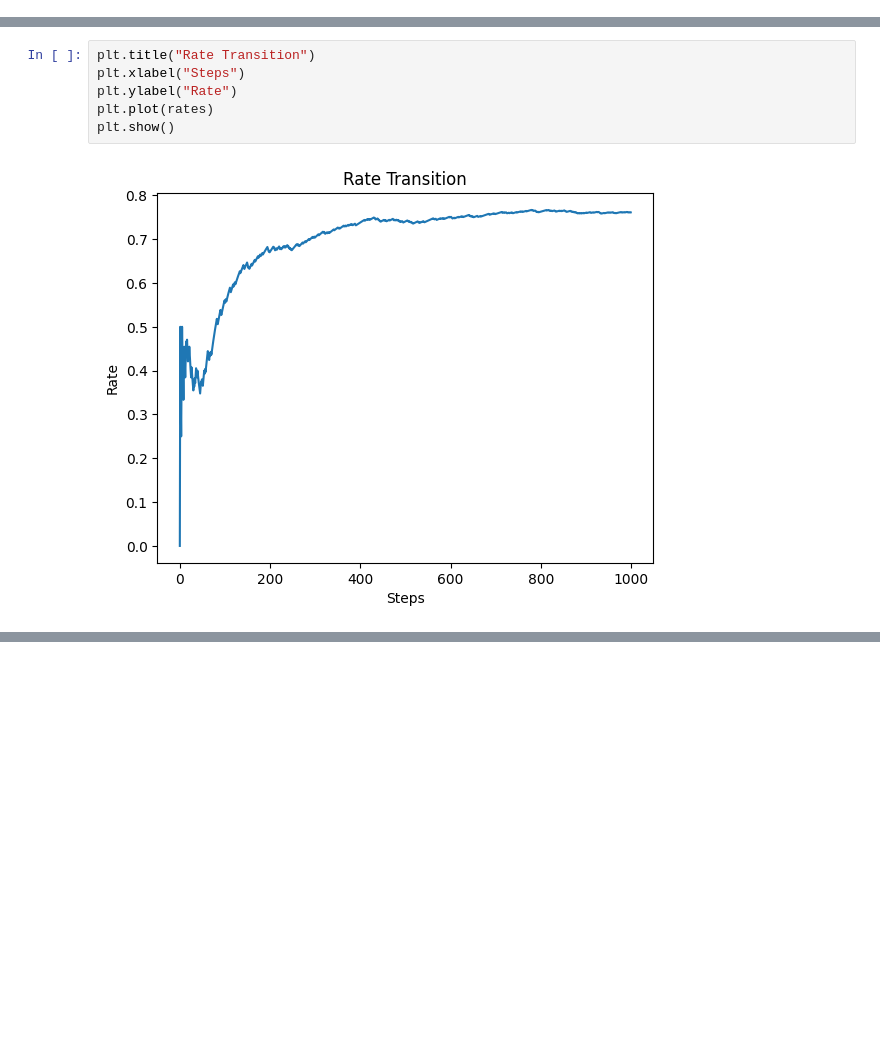
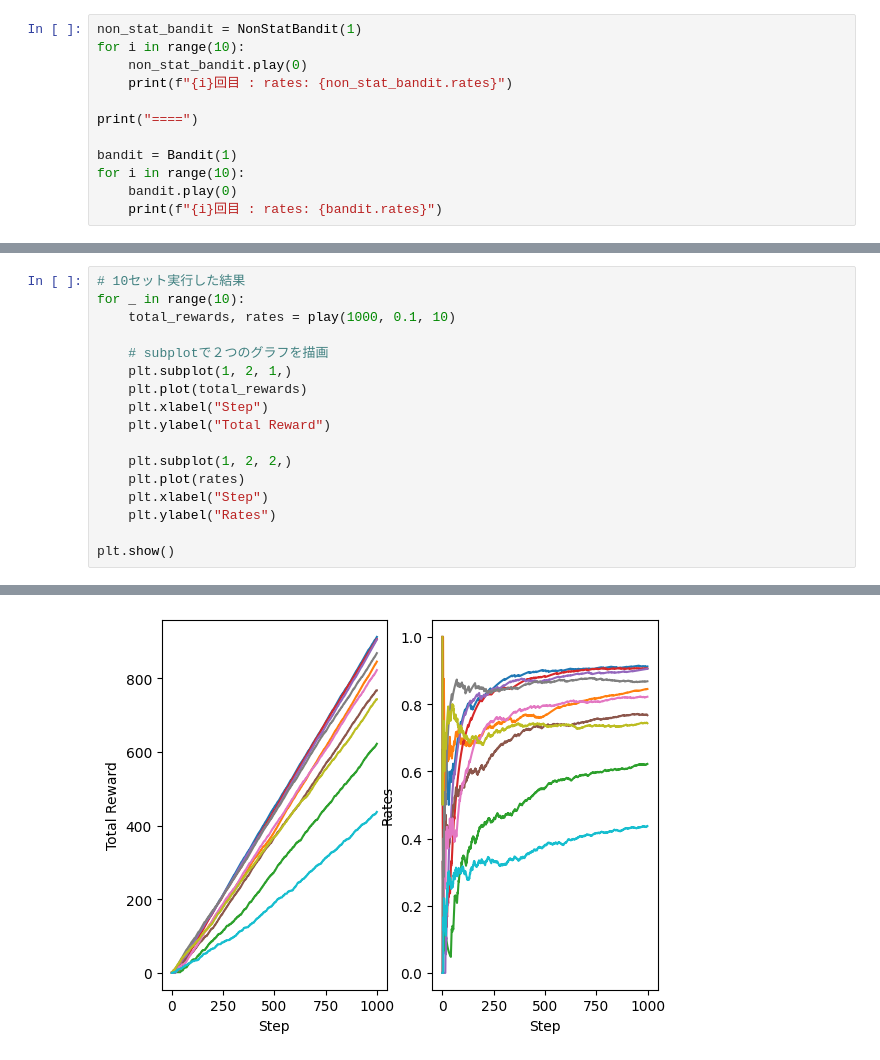
Before and after one commit to tsyu12345/ReinforceSeminor, a Jupyter notebook: Chap1/bandit.ipynb, the cells around one changed output, grey strips where cells are left out. Cells and saved outputs as stored; diff of their text form; blank space fills up the shorter version.

```diff
--- a/Chap1/bandit.ipynb
+++ b/Chap1/bandit.ipynb
@@ -60,3 +88,15 @@ class Agent:
         else:
             action = np.argmax(self.Qs)
         return action
+# %%
+non_stat_bandit = NonStatBandit(1)
+for i in range(10):
+    non_stat_bandit.play(0)
+    print(f"{i}回目 : rates: {non_stat_bandit.rates}")
+
+print("====")
+
+bandit = Bandit(1)
+for i in range(10):
+    bandit.play(0)
+    print(f"{i}回目 : rates: {bandit.rates}")
@@ -101,8 +145,18 @@ plt.show()
-# %%
-plt.title("Rate Transition")
-plt.xlabel("Steps")
-plt.ylabel("Rate")
-plt.plot(rates)
-plt.show()
-# %% [output]
-[figure, removed]
+# %%
+# 10セット実行した結果
+for _ in range(10):
+    total_rewards, rates = play(1000, 0.1, 10)
+
+    # subplotで２つのグラフを描画
+    plt.subplot(1, 2, 1,)
+    plt.plot(total_rewards)
+    plt.xlabel("Step")
+    plt.ylabel("Total Reward")
+
+    plt.subplot(1, 2, 2,)
+    plt.plot(rates)
+    plt.xlabel("Step")
+    plt.ylabel("Rates")
+
+plt.show()
+# %% [output]
@@ -108,0 +183 @@ plt.show()
+[figure, added]
```
Also changed, not shown: parts of 8 cells of this notebook, 2 other files.
